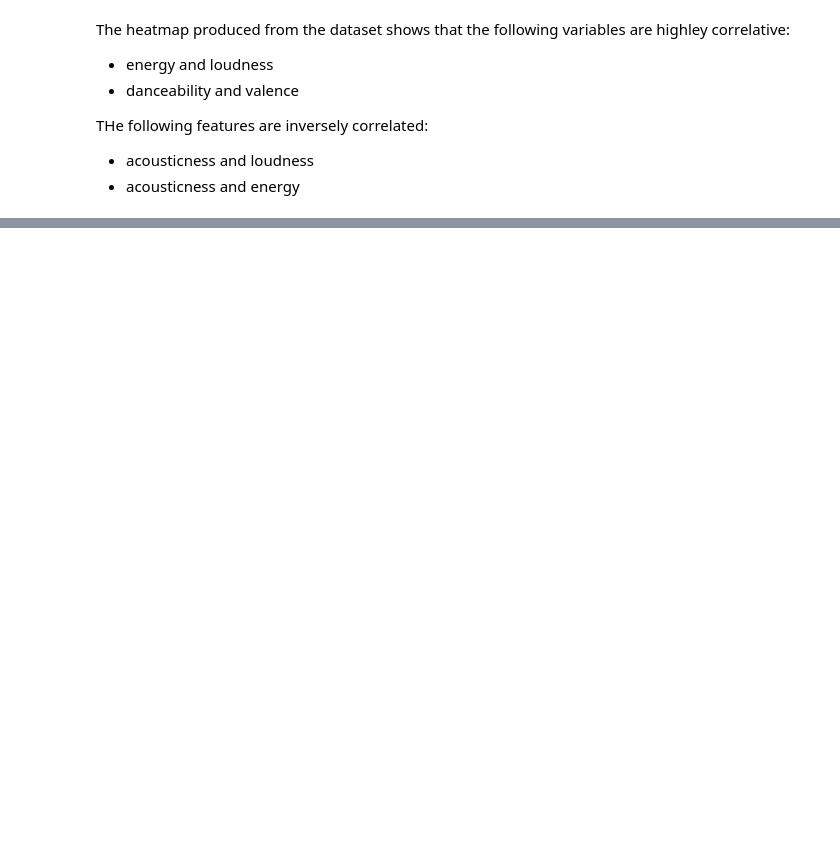
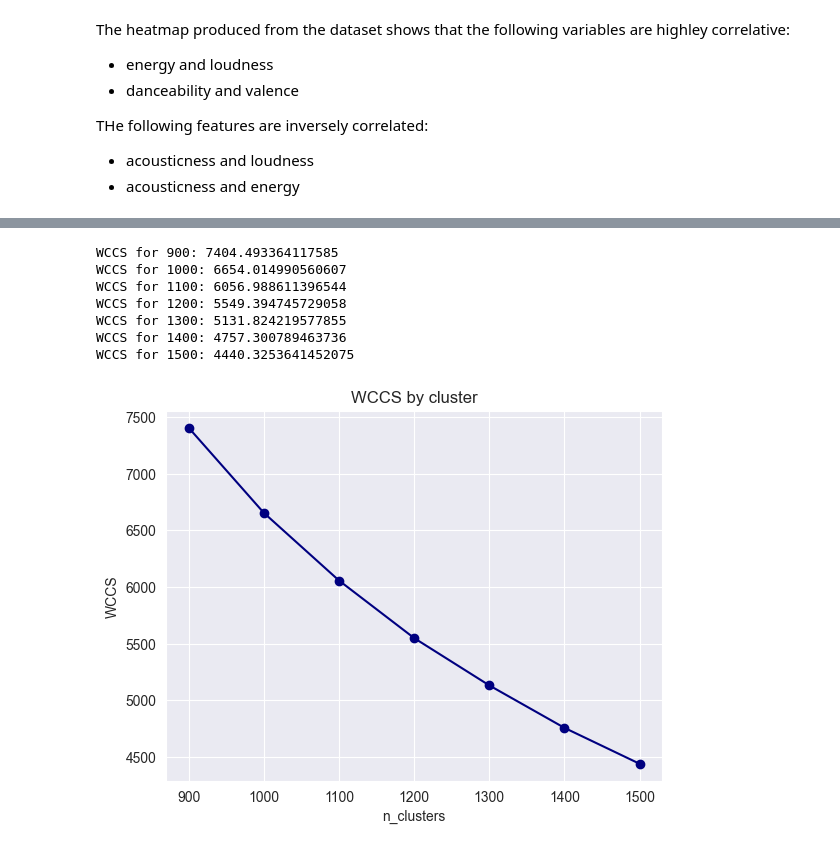
Before and after one commit to djordan015/CSCI-635-01-Group-4, a Jupyter notebook: ml/notebooks/02_modeling.ipynb, the cells around one changed output, grey strips where cells are left out. Saved outputs shown, nothing was run; the diff lists cells and outputs as text; code cells hidden in the pictures; blank space fills up the shorter version.

```diff
--- a/ml/notebooks/02_modeling.ipynb
+++ b/ml/notebooks/02_modeling.ipynb
@@ -55,0 +154,29 @@ print("Shape of X_test:", X_test.shape)
+# %%
+n_clusters = [900, 1000, 1100, 1200, 1300, 1400, 1500]
+WCCS = []
+
+for k in n_clusters:
+    kmeans = KMeans(n_clusters=k, random_state=RANDOM_STATE, n_init=10)
+    kmeans.fit(pca_np)
+
+    inertia = kmeans.inertia_
+    WCCS.append(inertia)
+    print(f"WCCS for {k}: {inertia}")
+
+
+
+plt.plot(n_clusters, WCCS, color="navy", marker="o")
+plt.xlabel("n_clusters")
+plt.ylabel("WCCS")
+plt.title("WCCS by cluster")
+plt.show()
+# took 1h 13m
+# %% [output]
+WCCS for 900: 7404.493364117585
+WCCS for 1000: 6654.014990560607
+WCCS for 1100: 6056.988611396544
+WCCS for 1200: 5549.394745729058
+WCCS for 1300: 5131.824219577855
+WCCS for 1400: 4757.300789463736
+WCCS for 1500: 4440.3253641452075
+[figure, added]
```
Also changed, not shown: parts of 12 cells of this notebook, 2 other files.
